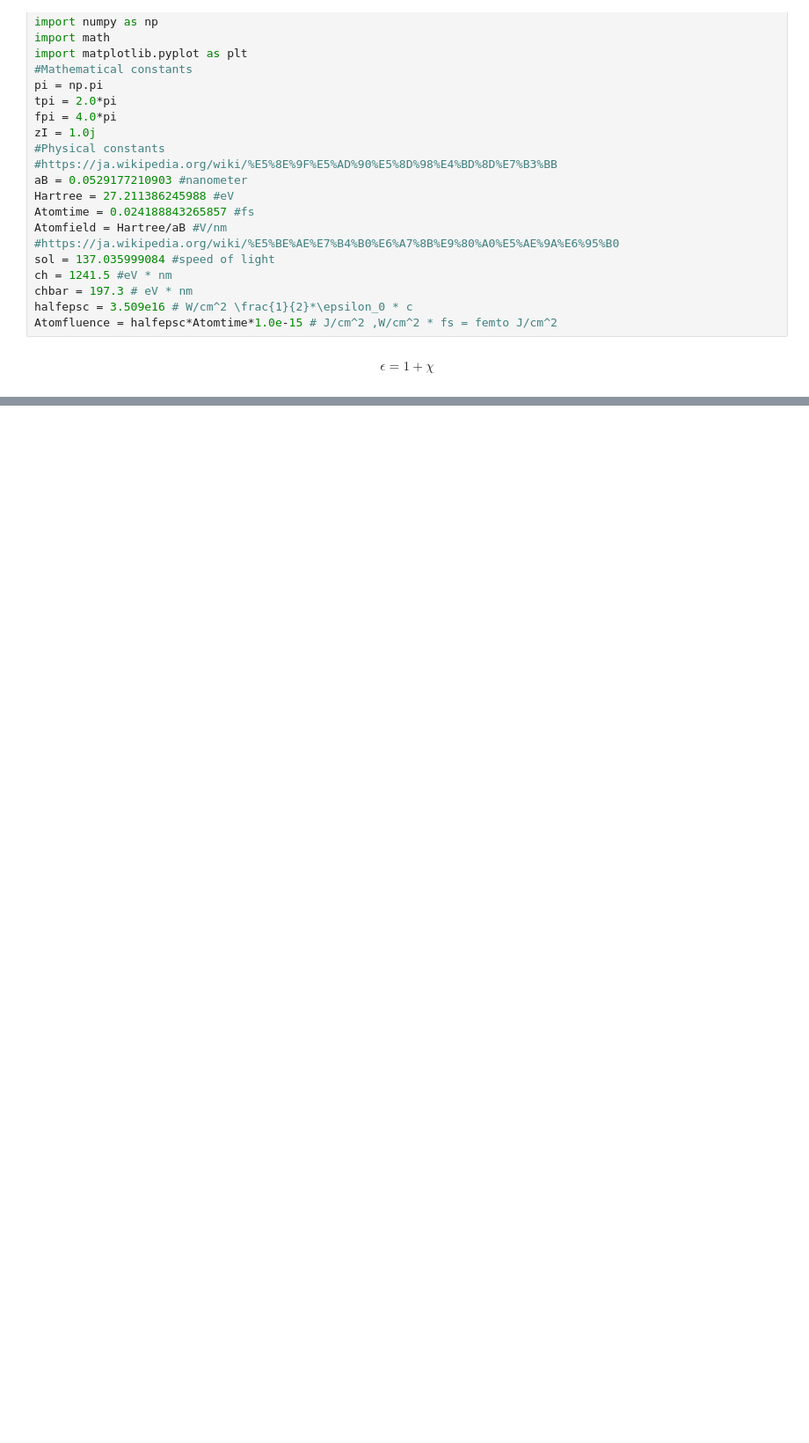
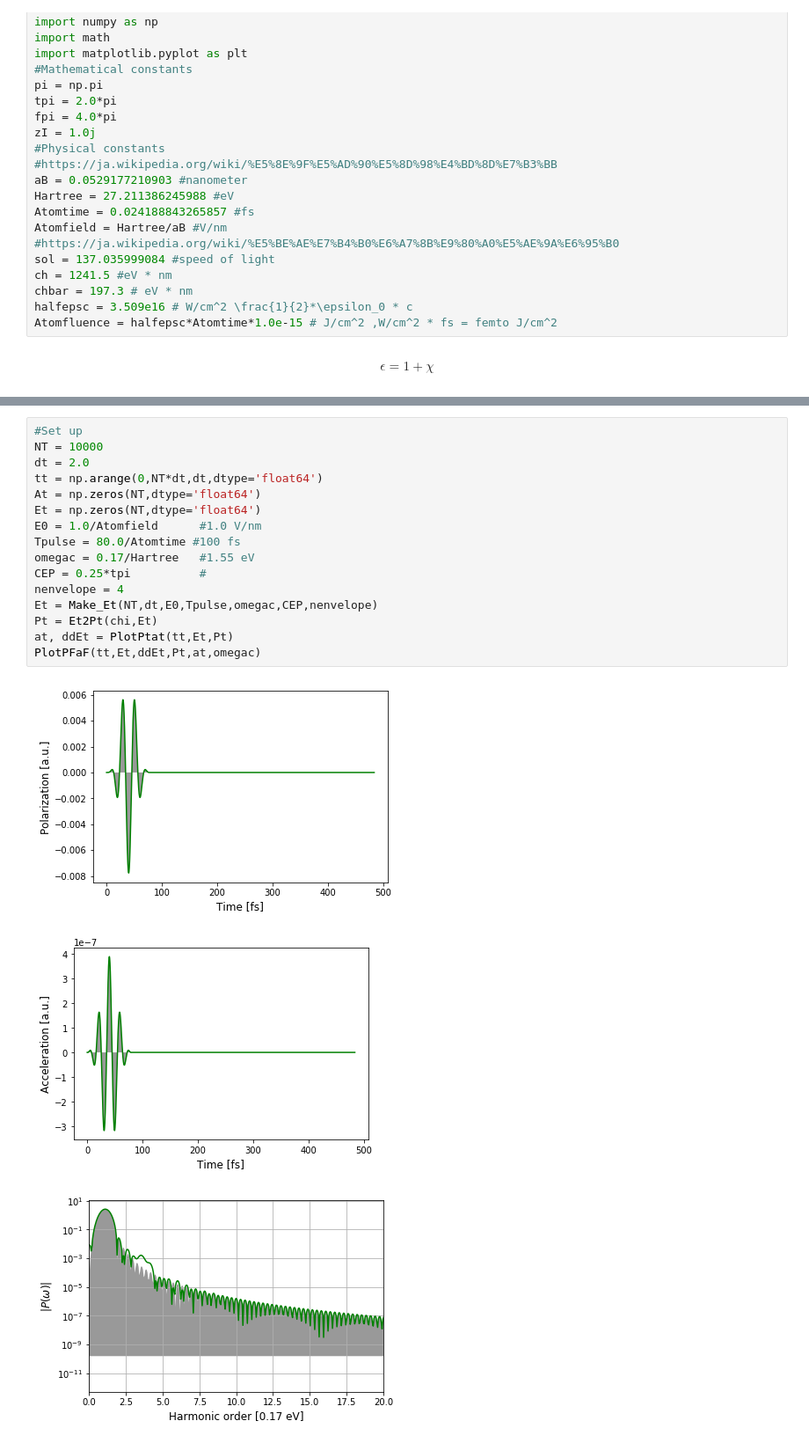
Before and after one commit to Yasushi-Shinohara/1DNLPL, a Jupyter notebook: NLPL.ipynb, the cells around one changed output, grey strips where cells are left out. Shown at 88% size. Drawn from its saved outputs; the diff is of its cells as text; blank space fills up the shorter version.

```diff
--- a/NLPL.ipynb
+++ b/NLPL.ipynb
@@ -79,0 +141,20 @@ plt.show()
+# %%
+#Set up
+NT = 10000
+dt = 2.0
+tt = np.arange(0,NT*dt,dt,dtype='float64')
+At = np.zeros(NT,dtype='float64')
+Et = np.zeros(NT,dtype='float64')
+E0 = 1.0/Atomfield      #1.0 V/nm
+Tpulse = 80.0/Atomtime #100 fs
+omegac = 0.17/Hartree   #1.55 eV
+CEP = 0.25*tpi          #
+nenvelope = 4
+Et = Make_Et(NT,dt,E0,Tpulse,omegac,CEP,nenvelope)
+Pt = Et2Pt(chi,Et)
+at, ddEt = PlotPtat(tt,Et,Pt)
+PlotPFaF(tt,Et,ddEt,Pt,at,omegac)
+# %% [output]
+[figure, added]
+[figure, added]
+[figure, added]
```
Also changed, not shown: parts of 10 cells of this notebook.
